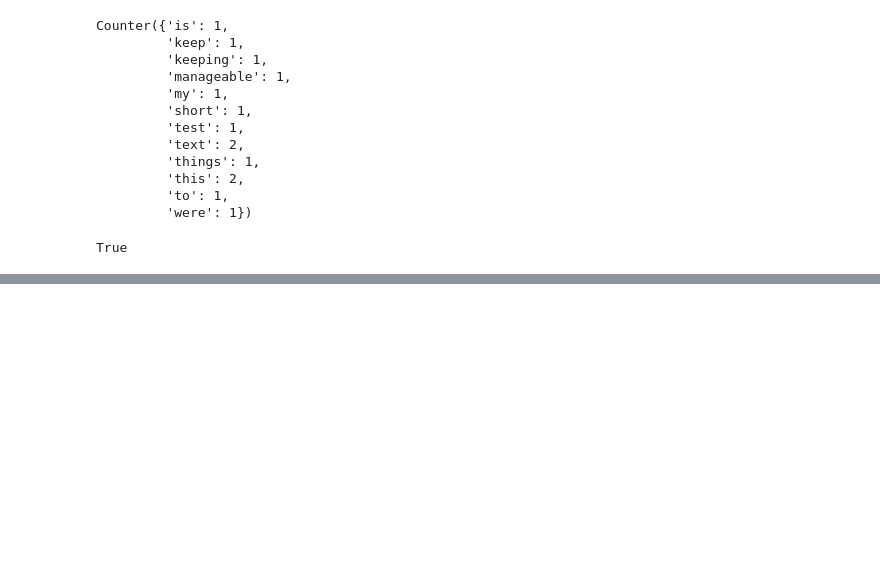
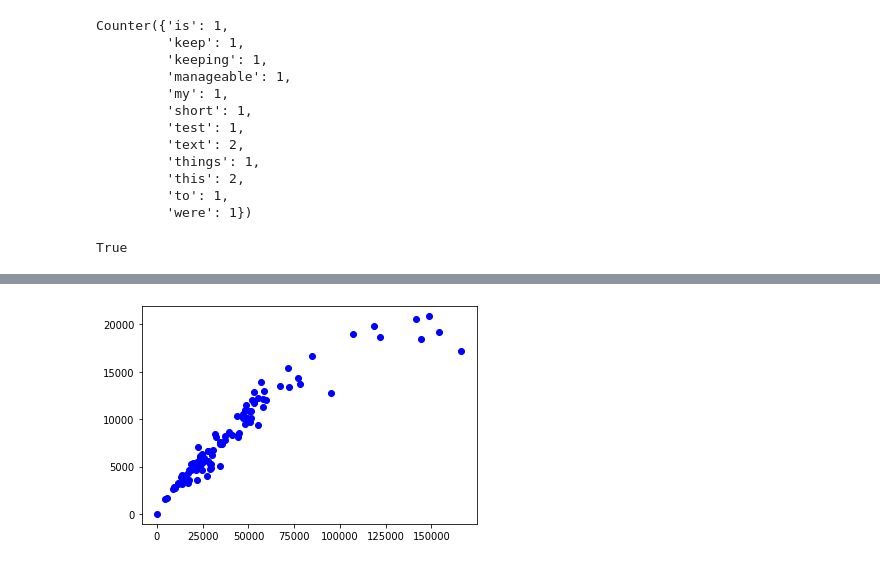
Before and after one commit to menobleknight/using-python-for-research, a Jupyter notebook: week-3-part-2/language-processing.ipynb, the cells around one changed output, grey strips where cells are left out. Cells and saved outputs as stored; diff of their text form; code cells hidden in the pictures; blank space fills up the shorter version.

```diff
--- a/week-3-part-2/language-processing.ipynb
+++ b/week-3-part-2/language-processing.ipynb
@@ -98,0 +127,8 @@ True
+# %%
+def word_stats(word_counts):
+    num_unique = len(word_counts) # number of unique words
+    counts = word_counts.values() # frequency of each unique word
+    return (num_unique, counts)
+
+word_counts = count_words_fast(text) # text from 'Romeo and Juliet (English)' book
+(num_unique, counts) = word_stats(word_counts)
@@ -98,0 +143,4 @@ True
+# %%
+book_path = "https://github.com/menobleknight/using-python-for-research/blob/main/week-3-part-2/books/german/shakespeare/Romeo-und-Julia.txt"
+text = read_book(book_path) # Romeo and Juliet (German)
+len(text)
@@ -98,0 +149,3 @@ True
+# %%
+word_counts = count_words_fast(text) # text from 'Romeo and Juliet (German)' book
+(num_unique, counts) = word_stats(word_counts)
@@ -98,0 +182,20 @@ True
+# %%
+stats = pd.DataFrame(columns=("language", "author", "title", "length", "unique words"))
+
+for row, path in enumerate(paths, start=1):
+    book_path = (initial + path.lstrip('.'))
+    text = read_book(book_path)
+
+    word_counts = count_words_fast(text)
+    (num_unique, counts) = word_stats(word_counts)
+
+    language, author, title = path.split("/")[2:] # exclude '.' and 'books' from path
+
+    language = language.capitalize()
+    author = author.capitalize()
+    title = ' '.join(title[:-4].split('-')) # exclude '.txt' from title
+    # OR title = title.replace("-", " ").replace(".txt", "")
+
+    stats.loc[row] = language, author, title, sum(counts), num_unique
+
+stats
@@ -98,0 +269,8 @@ True
+# %%
+# plotting the data
+
+import matplotlib.pyplot as plt
+
+plt.plot(stats['length'], stats['unique words'], 'bo'); # 'bo' - blue circles
+# %% [output]
+[figure, added]
```
Also changed, not shown: parts of 21 cells of this notebook.
